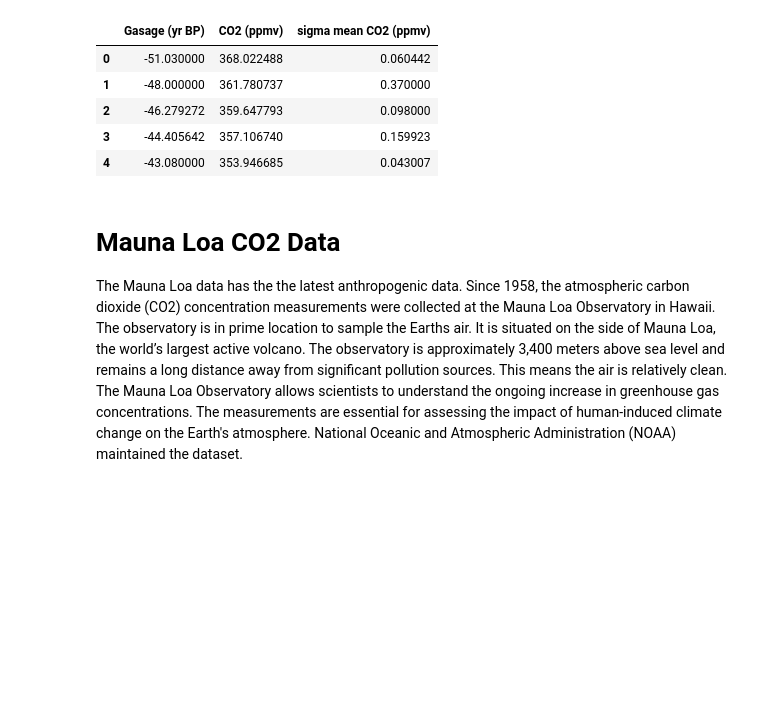
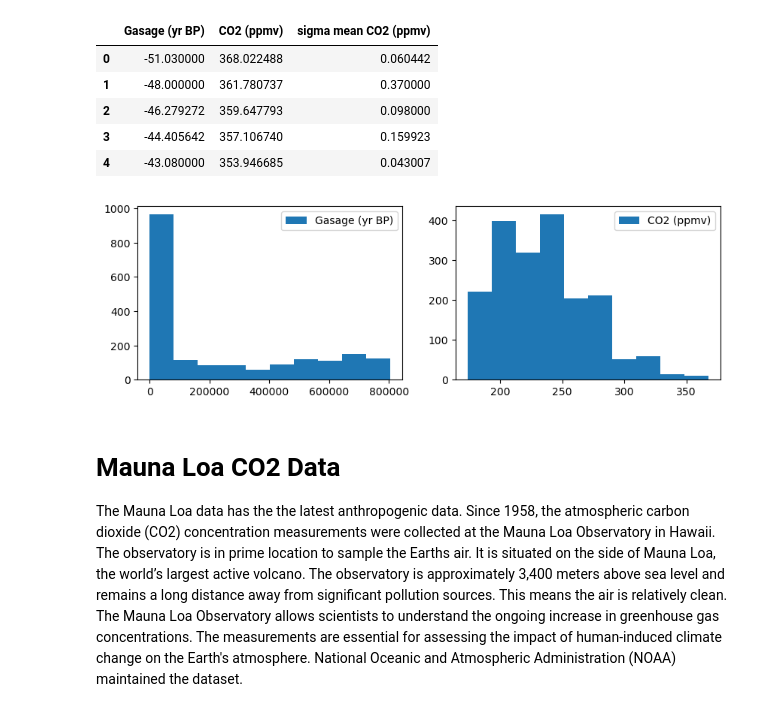
Before and after one commit to keithmmc/pda2, a Jupyter notebook: project2.ipynb, the cells around one changed output. Drawn from its saved outputs; the diff is of its cells as text; code cells hidden in the pictures; blank space fills up the shorter version.

```diff
--- a/project2.ipynb
+++ b/project2.ipynb
@@ -362,6 +373,18 @@ ipcc.head()
 | 2 | -46.279272 | 359.647793 | 0.098000 |
 | 3 | -44.405642 | 357.106740 | 0.159923 |
 | 4 | -43.080000 | 353.946685 | 0.043007 |
+# %%
+fig, axs = plt.subplots(1,2, figsize=(10,3)) # 1 row, 3 columns
+#age
+axs[0].hist(ipcc["Gasage (yr BP)"],label="Gasage (yr BP)")
+
+axs[0].legend()
+#CO2
+axs[1].hist(ipcc["CO2 (ppmv)"],label="CO2 (ppmv)")
+axs[1].legend()
+plt.show()
+# %% [output]
+[figure, added]
 # %% [markdown]
 # Mauna Loa CO2 Data
 The Mauna Loa data has the the latest anthropogenic data. Since 1958, the atmospheric carbon dioxide (CO2) concentration measurements were collected at the Mauna Loa Observatory in Hawaii. The observatory is in prime location to sample the Earths air. It is situated on the side of Mauna Loa, the world’s largest active volcano. The observatory is approximately 3,400 meters above sea level and remains a long distance away from significant pollution sources. This means the air is relatively clean. The Mauna Loa Observatory allows scientists to understand the ongoing increase in greenhouse gas concentrations. The measurements are essential for assessing the impact of human-induced climate change on the Earth's atmosphere. National Oceanic and Atmospheric Administration (NOAA) maintained the dataset.
```
Also changed, not shown: parts of 2 cells of this notebook.
